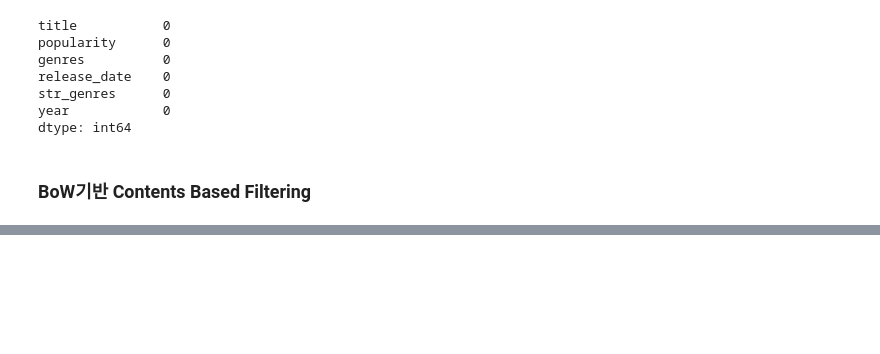
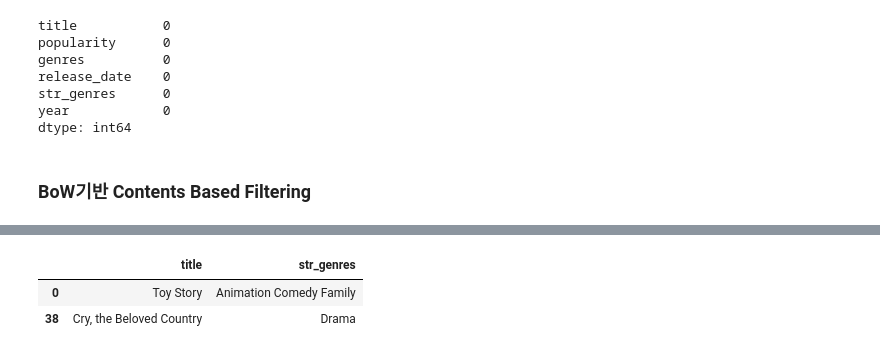
Before and after one commit to hanyong5/2025python, a Jupyter notebook: 02code/02contentbow/01bowMovie.ipynb, the cells around one changed output, grey strips where cells are left out. Saved outputs shown, nothing was run; the diff lists cells and outputs as text; code cells hidden in the pictures; blank space fills up the shorter version.

```diff
--- a/02code/02contentbow/01bowMovie.ipynb
+++ b/02code/02contentbow/01bowMovie.ipynb
@@ -311,0 +377,6 @@ genre_mat.shape
+# %%
+movies[['title','str_genres']].iloc[[0,38],:]
+# %% [output]
+|  | title | str_genres |
+| 0 | Toy Story | Animation Comedy Family |
+| 38 | Cry, the Beloved Country | Drama |
```
Also changed, not shown: parts of 14 cells of this notebook.
